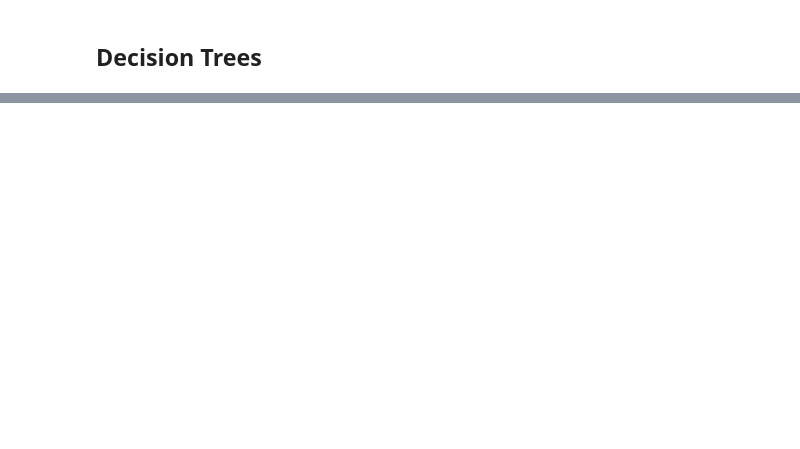
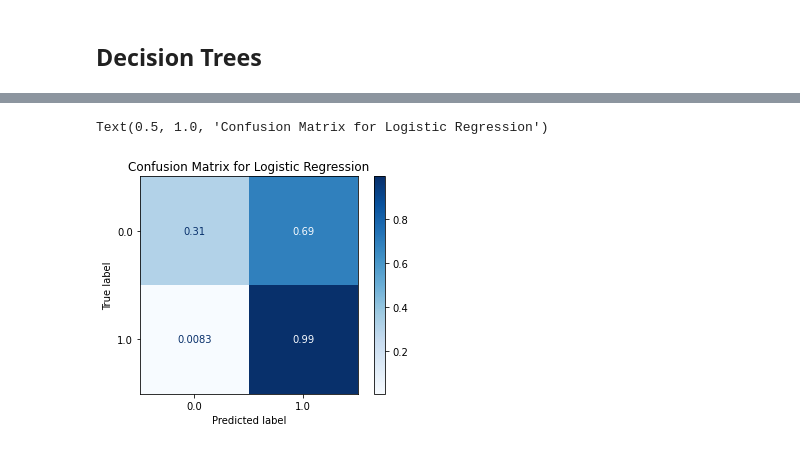
Before and after one commit to kangand/1000ml, a Jupyter notebook: unit4_project/Model Testing.ipynb, the cells around one changed output, grey strips where cells are left out. Saved outputs shown, nothing was run; the diff lists cells and outputs as text; code cells hidden in the pictures; blank space fills up the shorter version.

Commit message:
updated with Decision Trees

```diff
--- a/unit4_project/Model Testing.ipynb
+++ b/unit4_project/Model Testing.ipynb
@@ -188,0 +238,9 @@ from sklearn.tree import DecisionTreeClassifier
+# %%
+best_treemodel = DecisionTreeClassifier(criterion = 'entropy',
+                                        max_depth=5, max_features = 3, min_samples_split = 0.1,
+                                        splitter = 'best')
+# %%
+best_treemodel.fit(X_train_scaled, y_train)
+y_train_pred = best_treemodel.predict(X_train_scaled)
+y_val_pred = best_treemodel.predict(X_val_scaled)
+y_test_pred = best_treemodel.predict(X_test_scaled)
@@ -188,0 +264,12 @@ from sklearn.tree import DecisionTreeClassifier
+# %%
+plot_confusion_matrix(best_treemodel,
+                      X_test_scaled,
+                      y_test,
+                      cmap= 'Blues',
+                      normalize = 'true')
+plt.title('Confusion Matrix for Logistic Regression')
+
+#aaaaaah why so many false positives?
+# %% [output]
+Text(0.5, 1.0, 'Confusion Matrix for Logistic Regression')
+[figure, added]
```
Also changed, not shown: parts of 21 cells of this notebook.
